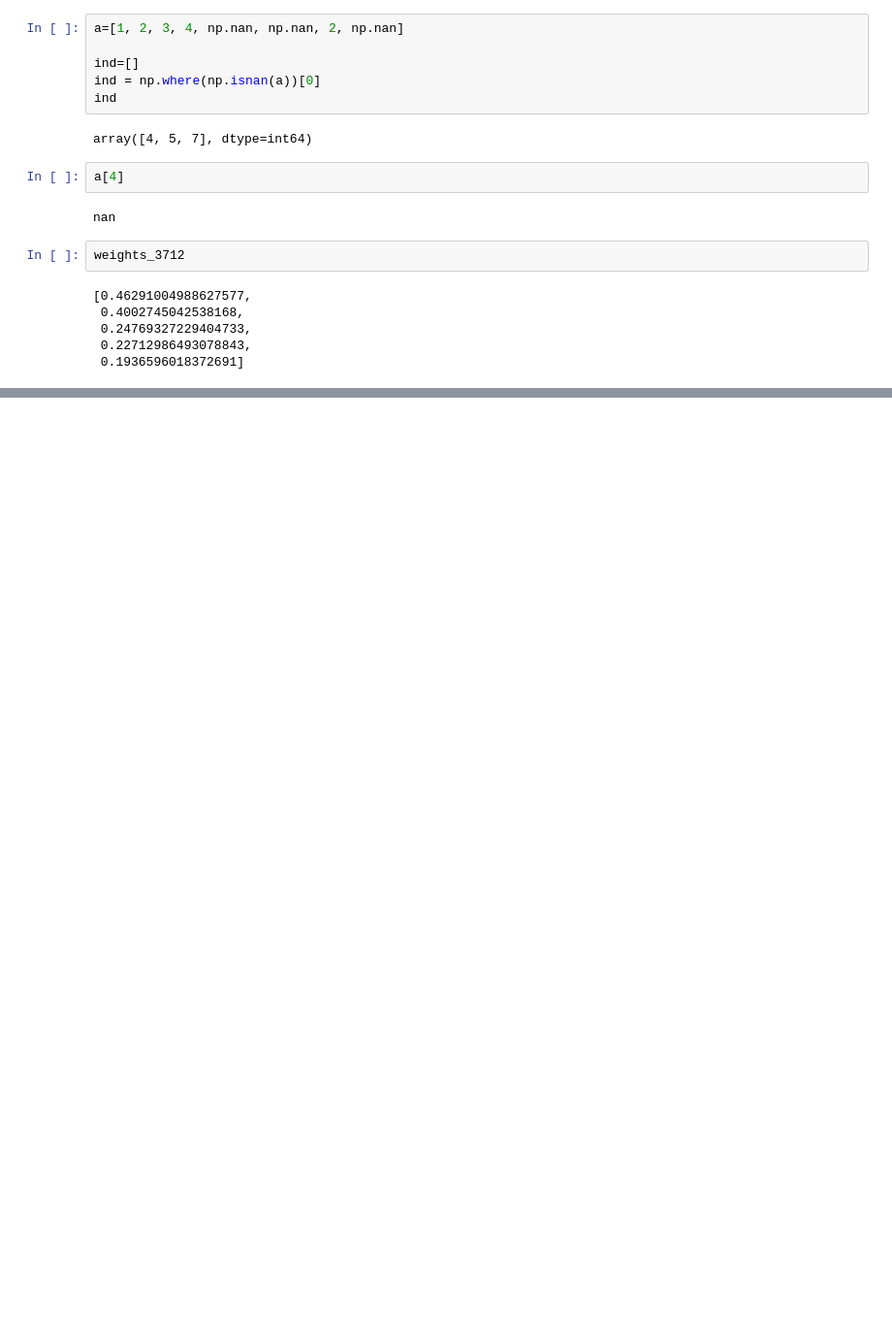
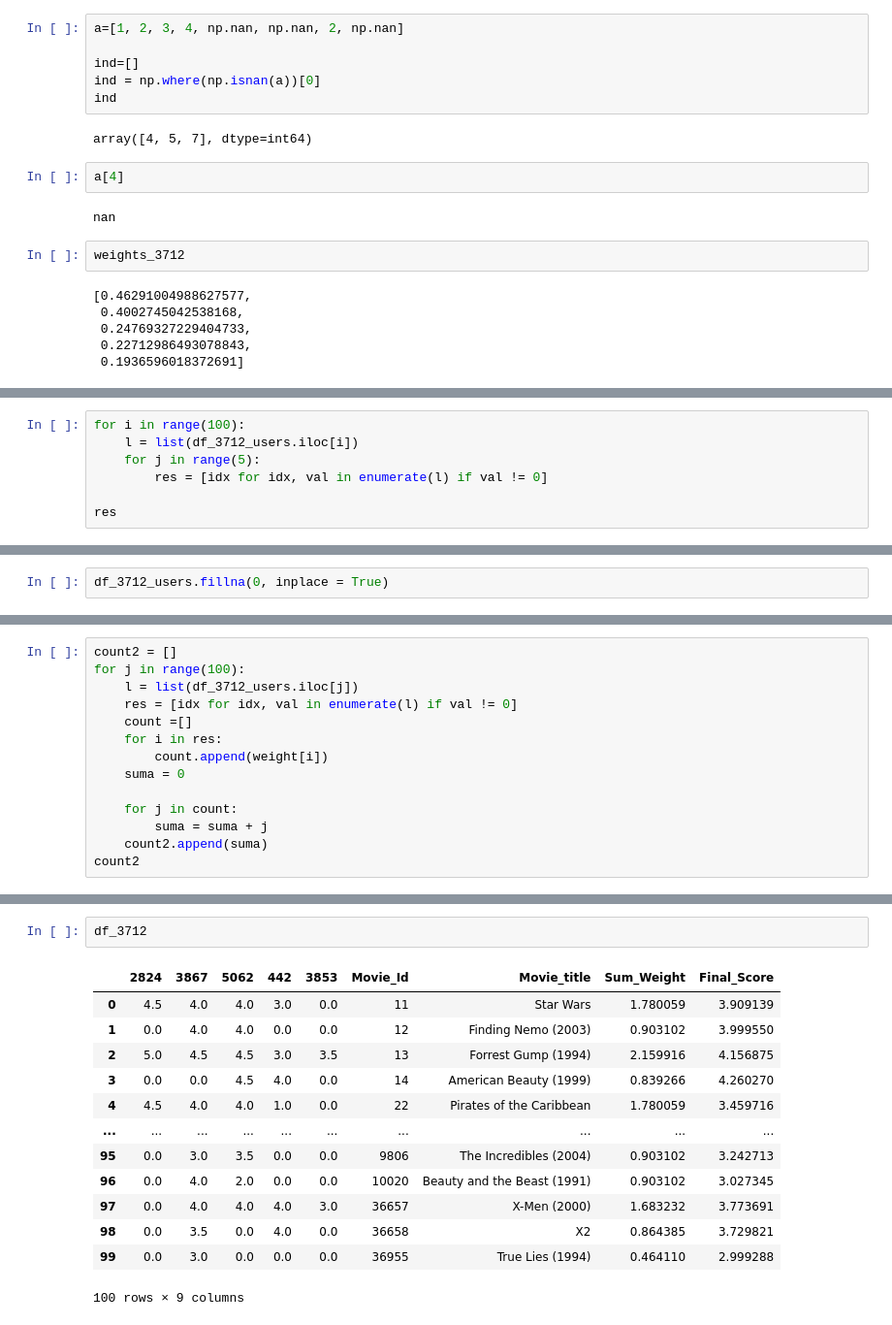
Before and after one commit to ali-d-nasseri/Recommender-System, a Jupyter notebook: Coursera Notes/Coursera project.ipynb, the cells around one changed output, grey strips where cells are left out. Shown at 97% size. Drawn from its saved outputs; the diff is of its cells as text; blank space fills up the shorter version.

```diff
--- a/Coursera Notes/Coursera project.ipynb
+++ b/Coursera Notes/Coursera project.ipynb
@@ -382,0 +396,7 @@ weights_3712
+# %%
+for i in range(100):
+    l = list(df_3712_users.iloc[i])
+    for j in range(5):
+        res = [idx for idx, val in enumerate(l) if val != 0]
+
+res
@@ -382,0 +458,2 @@ weights_3712
+# %%
+df_3712_users.fillna(0, inplace = True)
@@ -382,0 +489,14 @@ weights_3712
+# %%
+count2 = []
+for j in range(100):
+    l = list(df_3712_users.iloc[j])
+    res = [idx for idx, val in enumerate(l) if val != 0]
+    count =[]
+    for i in res:
+        count.append(weight[i])
+    suma = 0
+
+    for j in count:
+        suma = suma + j
+    count2.append(suma)
+count2
@@ -382,0 +613,16 @@ weights_3712
+# %%
+df_3712
+# %% [output]
+|  | 2824 | 3867 | 5062 | 442 | 3853 | Movie_Id | Movie_title | Sum_Weight | Final_Score |
+| 0 | 4.5 | 4.0 | 4.0 | 3.0 | 0.0 | 11 | Star Wars | 1.780059 | 3.909139 |
+| 1 | 0.0 | 4.0 | 4.0 | 0.0 | 0.0 | 12 | Finding Nemo (2003) | 0.903102 | 3.999550 |
+| 2 | 5.0 | 4.5 | 4.5 | 3.0 | 3.5 | 13 | Forrest Gump (1994) | 2.159916 | 4.156875 |
+| 3 | 0.0 | 0.0 | 4.5 | 4.0 | 0.0 | 14 | American Beauty (1999) | 0.839266 | 4.260270 |
+| 4 | 4.5 | 4.0 | 4.0 | 1.0 | 0.0 | 22 | Pirates of the Caribbean | 1.780059 | 3.459716 |
+| ... | ... | ... | ... | ... | ... | ... | ... | ... | ... |
+| 95 | 0.0 | 3.0 | 3.5 | 0.0 | 0.0 | 9806 | The Incredibles (2004) | 0.903102 | 3.242713 |
+| 96 | 0.0 | 4.0 | 2.0 | 0.0 | 0.0 | 10020 | Beauty and the Beast (1991) | 0.903102 | 3.027345 |
+| 97 | 0.0 | 4.0 | 4.0 | 4.0 | 3.0 | 36657 | X-Men (2000) | 1.683232 | 3.773691 |
+| 98 | 0.0 | 3.5 | 0.0 | 4.0 | 0.0 | 36658 | X2 | 0.864385 | 3.729821 |
+| 99 | 0.0 | 3.0 | 0.0 | 0.0 | 0.0 | 36955 | True Lies (1994) | 0.464110 | 2.999288 |
+100 rows × 9 columns
```
Also changed, not shown: parts of 47 cells of this notebook.
